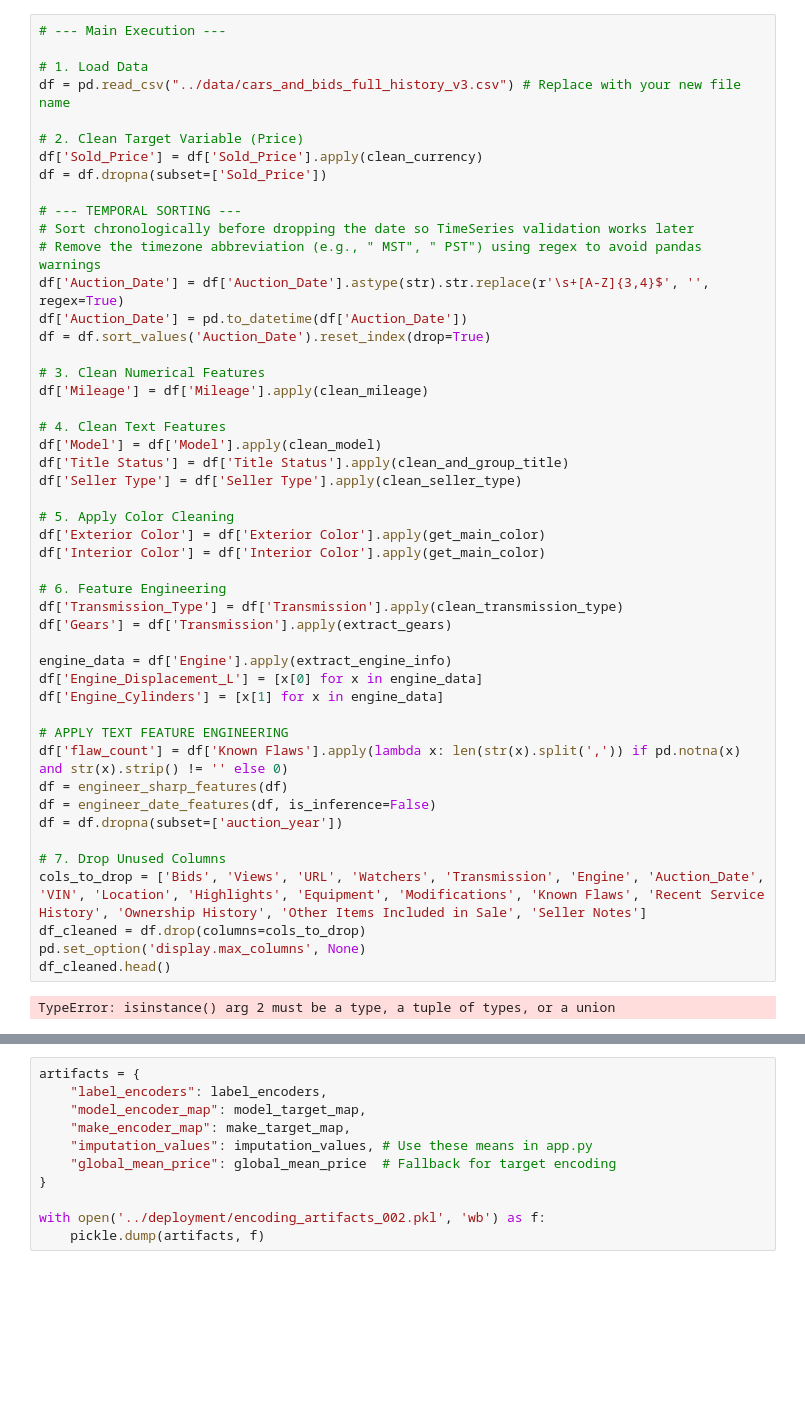
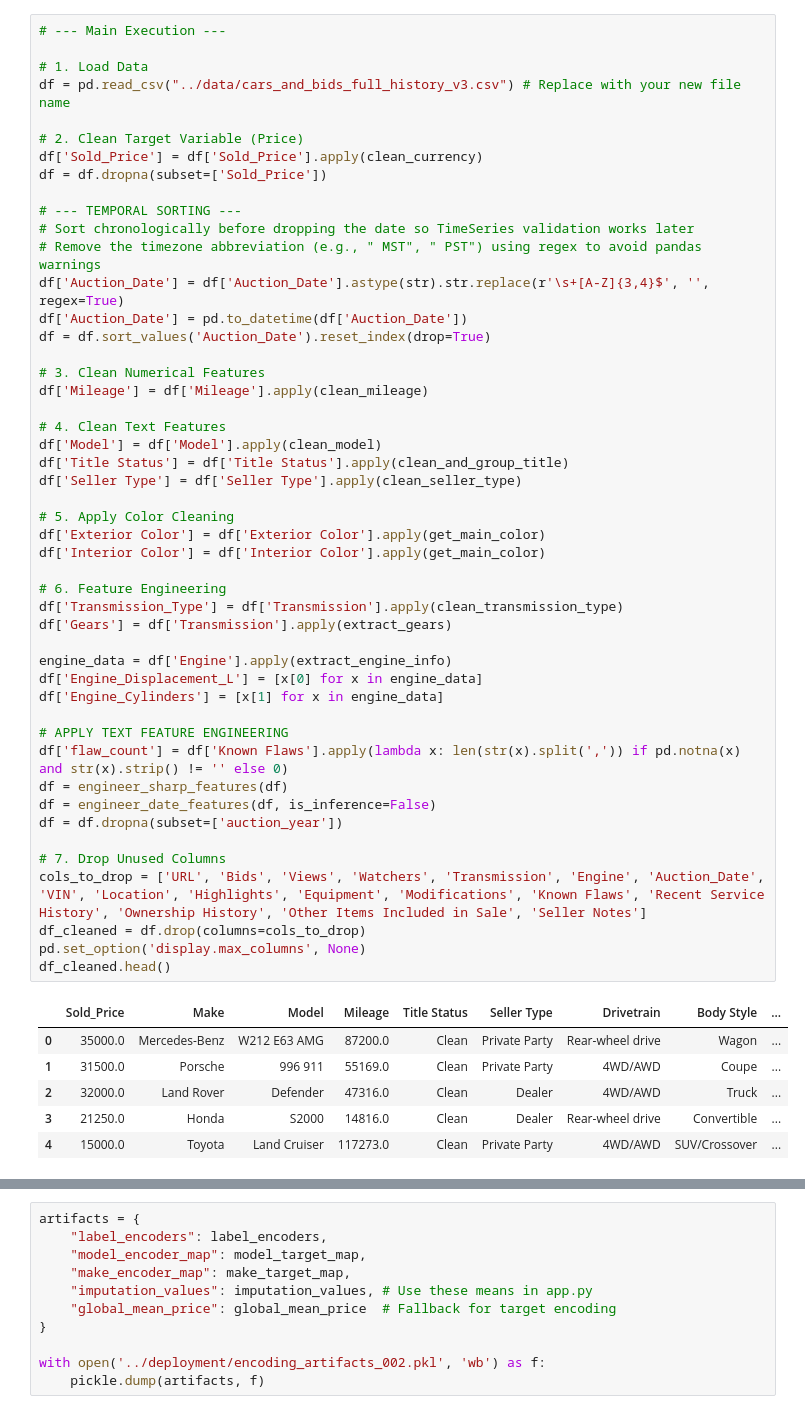
Before and after one commit to nickmiller173/classic_cars, a Jupyter notebook: processing/preprocessing.ipynb, the cells around one changed output, grey strips where cells are left out. Saved outputs shown, nothing was run; the diff lists cells and outputs as text; blank space fills up the shorter version.

```diff
--- a/processing/preprocessing.ipynb
+++ b/processing/preprocessing.ipynb
@@ -448,35 +453,40 @@ df = df.sort_values('Auction_Date').reset_index(drop=True)
 df['Mileage'] = df['Mileage'].apply(clean_mileage)
 
 # 4. Clean Text Features
 df['Model'] = df['Model'].apply(clean_model)
 df['Title Status'] = df['Title Status'].apply(clean_and_group_title)
 df['Seller Type'] = df['Seller Type'].apply(clean_seller_type)
 
 # 5. Apply Color Cleaning
 df['Exterior Color'] = df['Exterior Color'].apply(get_main_color)
 df['Interior Color'] = df['Interior Color'].apply(get_main_color)
 
 # 6. Feature Engineering
 df['Transmission_Type'] = df['Transmission'].apply(clean_transmission_type)
 df['Gears'] = df['Transmission'].apply(extract_gears)
 
 engine_data = df['Engine'].apply(extract_engine_info)
 df['Engine_Displacement_L'] = [x[0] for x in engine_data]
 df['Engine_Cylinders'] = [x[1] for x in engine_data]
 
 # APPLY TEXT FEATURE ENGINEERING
 df['flaw_count'] = df['Known Flaws'].apply(lambda x: len(str(x).split(',')) if pd.notna(x) and str(x).strip() != '' else 0)
 df = engineer_sharp_features(df)
 df = engineer_date_features(df, is_inference=False)
 df = df.dropna(subset=['auction_year'])
 
 # 7. Drop Unused Columns
-cols_to_drop = ['Bids', 'Views', 'URL', 'Watchers', 'Transmission', 'Engine', 'Auction_Date', 'VIN', 'Location', 'Highlights', 'Equipment', 'Modifications', 'Known Flaws', 'Recent Service History', 'Ownership History', 'Other Items Included in Sale', 'Seller Notes']
+cols_to_drop = ['URL', 'Bids', 'Views', 'Watchers', 'Transmission', 'Engine', 'Auction_Date', 'VIN', 'Location', 'Highlights', 'Equipment', 'Modifications', 'Known Flaws', 'Recent Service History', 'Ownership History', 'Other Items Included in Sale', 'Seller Notes']
 df_cleaned = df.drop(columns=cols_to_drop)
 pd.set_option('display.max_columns', None)
 df_cleaned.head()
 # %% [output]
-TypeError: isinstance() arg 2 must be a type, a tuple of types, or a union
+|  | Sold_Price | Make | Model | Mileage | Title Status | Seller Type | Drivetrain | Body Style | ... |
+| 0 | 35000.0 | Mercedes-Benz | W212 E63 AMG | 87200.0 | Clean | Private Party | Rear-wheel drive | Wagon | ... |
+| 1 | 31500.0 | Porsche | 996 911 | 55169.0 | Clean | Private Party | 4WD/AWD | Coupe | ... |
+| 2 | 32000.0 | Land Rover | Defender | 47316.0 | Clean | Dealer | 4WD/AWD | Truck | ... |
+| 3 | 21250.0 | Honda | S2000 | 14816.0 | Clean | Dealer | Rear-wheel drive | Convertible | ... |
+| 4 | 15000.0 | Toyota | Land Cruiser | 117273.0 | Clean | Private Party | 4WD/AWD | SUV/Crossover | ... |
 # %%
 # 1. Define Columns
 # Only the continuous numeric columns
```
Also changed, not shown: parts of 2 cells of this notebook, 1 other file.
